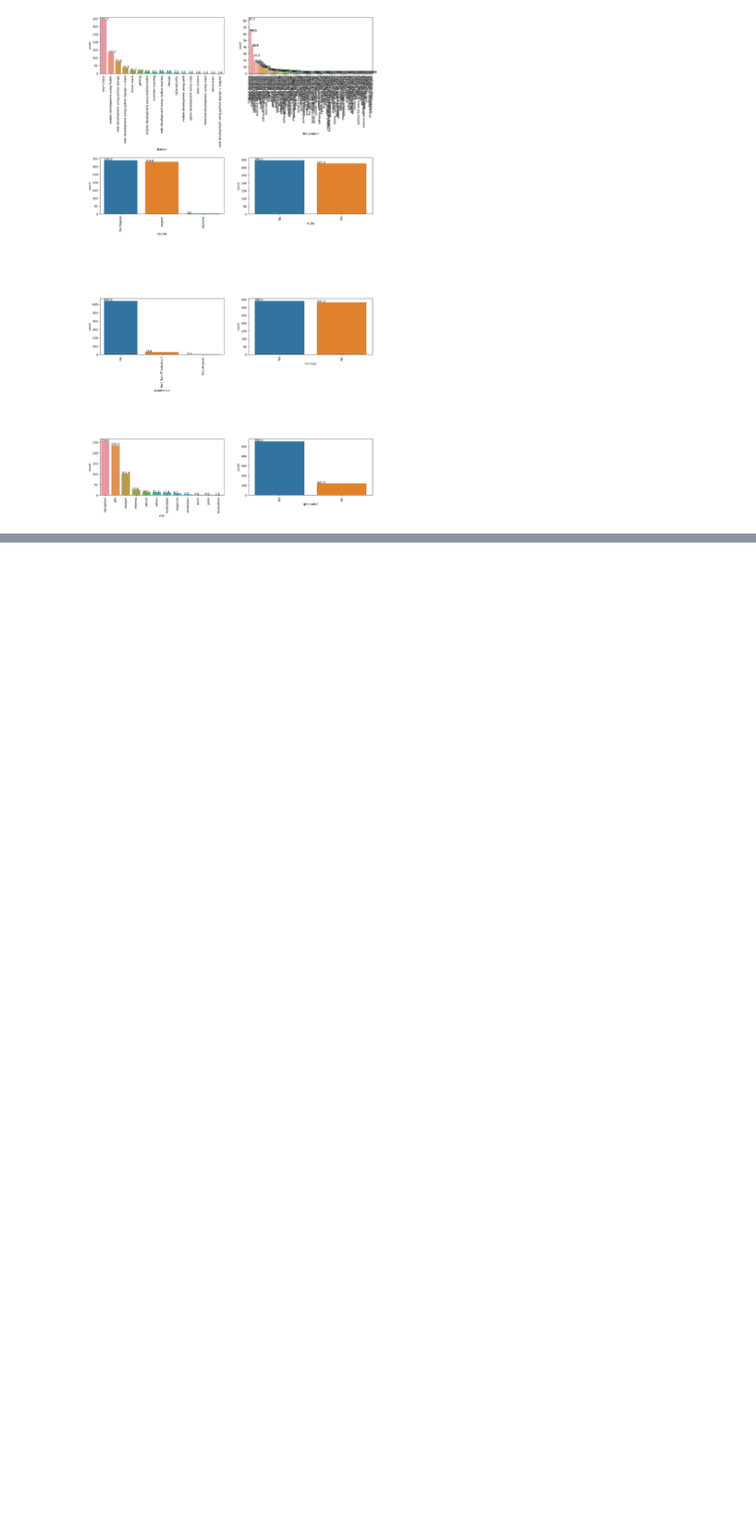
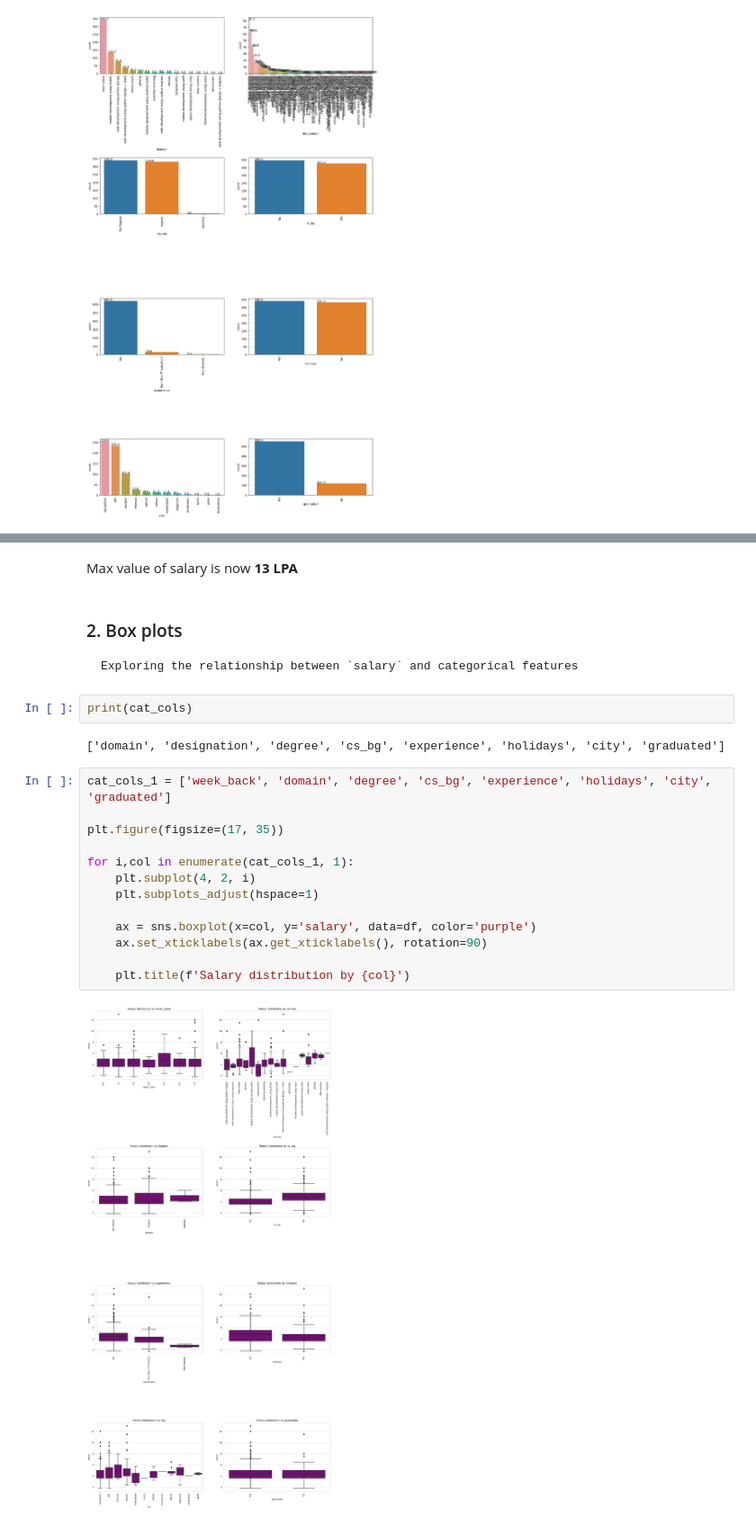
Before and after one commit to mubarakmayyeri/worth-machine-learning, a Jupyter notebook: 3_eda/1_eda-combined.ipynb, the cells around one changed output, grey strips where cells are left out. Shown at 90% size. Saved outputs shown, nothing was run; the diff lists cells and outputs as text; blank space fills up the shorter version.

```diff
--- a/3_eda/1_eda-combined.ipynb
+++ b/3_eda/1_eda-combined.ipynb
@@ -740,0 +823,24 @@ plt.show()
+# %% [markdown]
+Max value of salary is now **13 LPA**
+# %% [markdown]
+### 2.  Box plots
+    Exploring the relationship between `salary` and categorical features
+# %%
+print(cat_cols)
+# %% [output]
+['domain', 'designation', 'degree', 'cs_bg', 'experience', 'holidays', 'city', 'graduated']
+# %%
+cat_cols_1 = ['week_back', 'domain', 'degree', 'cs_bg', 'experience', 'holidays', 'city', 'graduated']
+
+plt.figure(figsize=(17, 35))
+
+for i,col in enumerate(cat_cols_1, 1):
+    plt.subplot(4, 2, i)
+    plt.subplots_adjust(hspace=1)
+
+    ax = sns.boxplot(x=col, y='salary', data=df, color='purple')
+    ax.set_xticklabels(ax.get_xticklabels(), rotation=90)
+
+    plt.title(f'Salary distribution by {col}')
+# %% [output]
+[figure, added]
```
Also changed, not shown: parts of 41 cells of this notebook, 4 other files.
